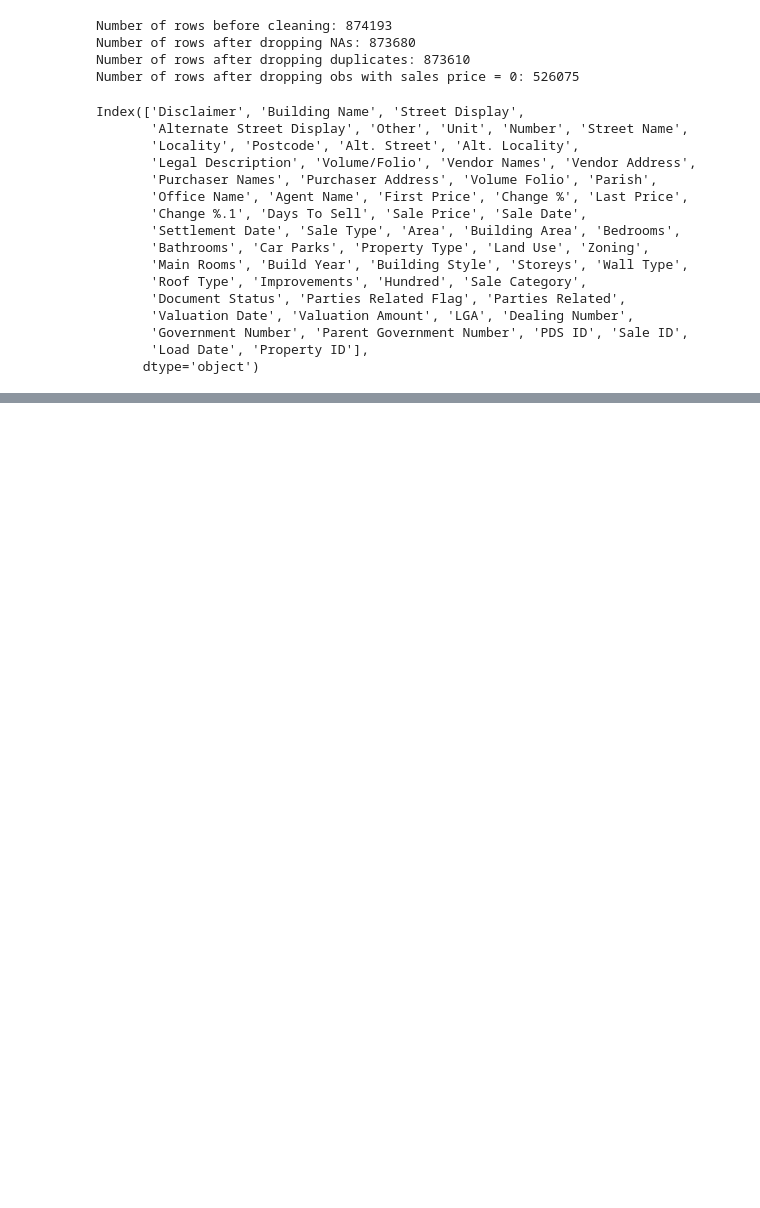
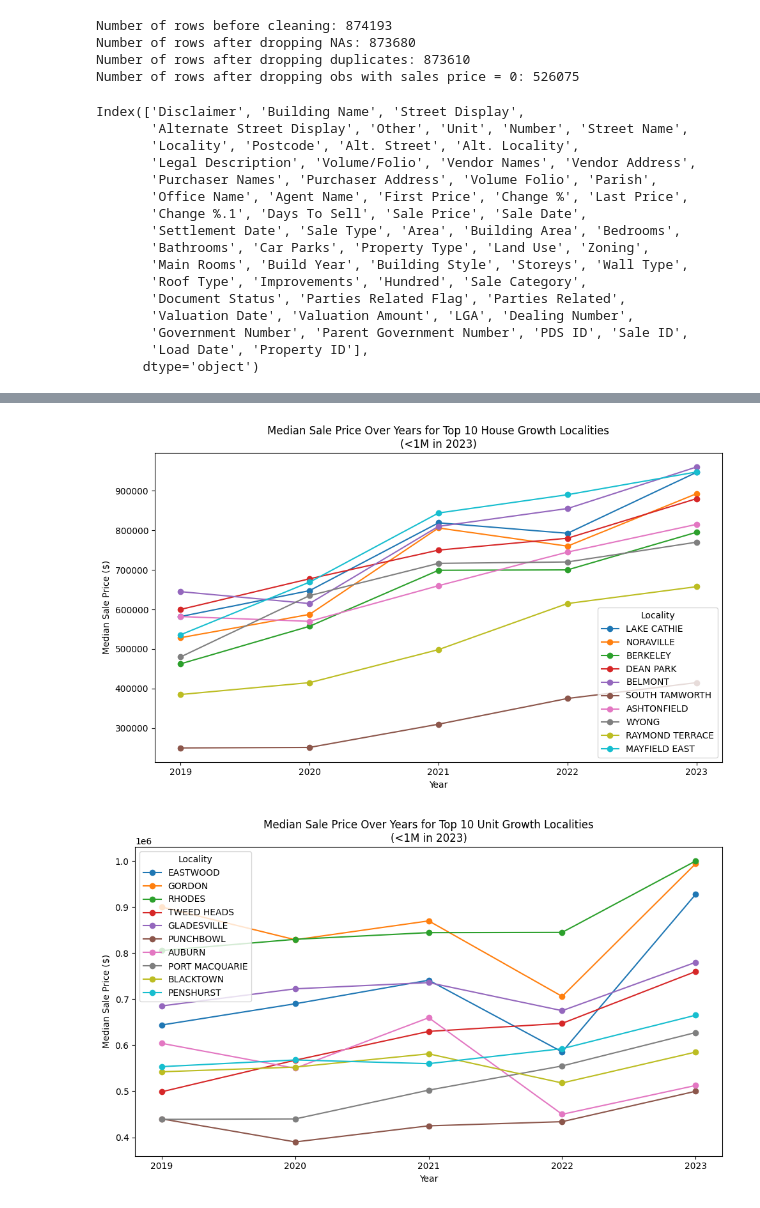
Before and after one commit to eternalBackPain/NSW-Property-Data, a Jupyter notebook: 20250607 analysis.ipynb, the cells around one changed output, grey strips where cells are left out. Cells and saved outputs as stored; diff of their text form; code cells hidden in the pictures; blank space fills up the shorter version.

```diff
--- a/20250607 analysis.ipynb
+++ b/20250607 analysis.ipynb
@@ -121,0 +224,40 @@ dtype: object
+# %%
+import matplotlib.pyplot as plt
+
+def plot_top10_growth(top10_df, property_type):
+    # Identify and sort the median‐price columns by year
+    median_cols = sorted(
+        [c for c in top10_df.columns if c.startswith('Median_')],
+        key=lambda x: int(x.split('_')[1])
+    )
+    years = [int(c.split('_')[1]) for c in median_cols]
+
+    # Plot each locality’s median price over time
+    plt.figure(figsize=(10, 6))
+    for locality in top10_df.index:
+        plt.plot(
+            years,
+            top10_df.loc[locality, median_cols].values,
+            marker='o',
+            label=locality
+        )
+
+    # Chart formatting
+    plt.xlabel('Year')
+    plt.ylabel('Median Sale Price ($)')
+    plt.title(
+        f'Median Sale Price Over Years for Top 10 {property_type} Growth Localities\n(<1M in 2023)'
+    )
+    plt.xticks(years)
+    plt.legend(title='Locality')
+    plt.tight_layout()
+    plt.show()
+
+# Plot for Houses
+plot_top10_growth(top10_house, 'House')
+
+# Plot for Units
+plot_top10_growth(top10_unit, 'Unit')
+# %% [output]
+[figure, added]
+[figure, added]
```
Also changed, not shown: parts of 23 cells of this notebook.
